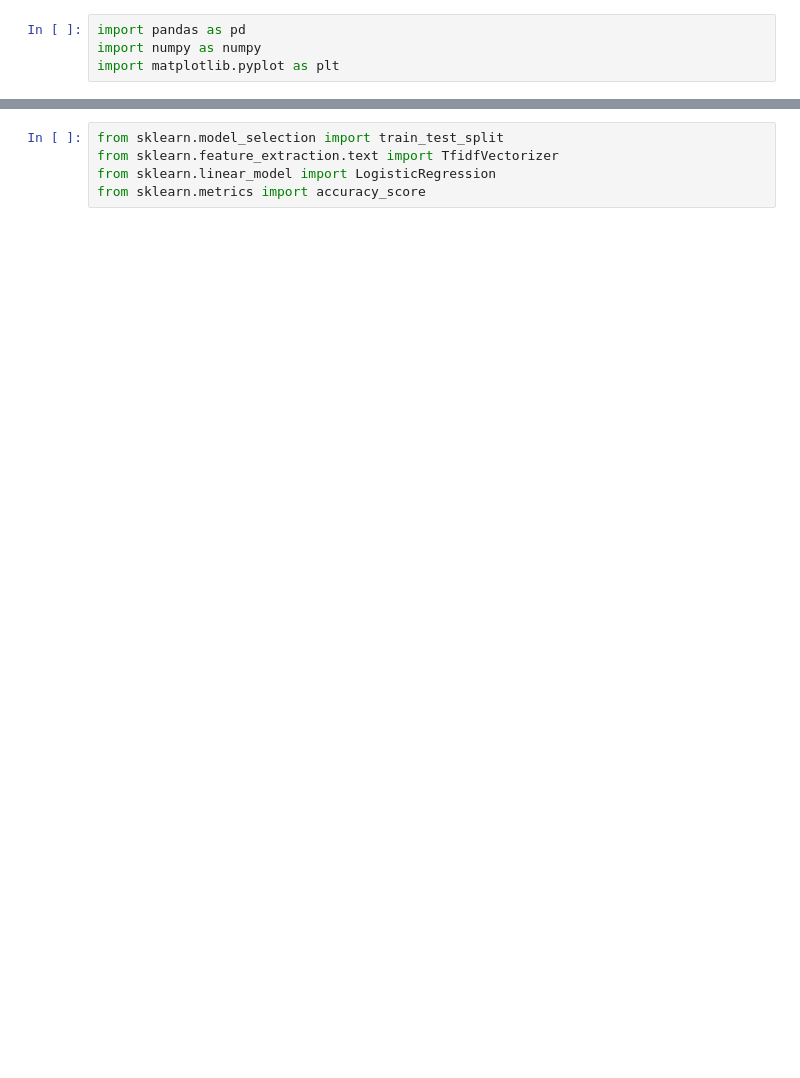
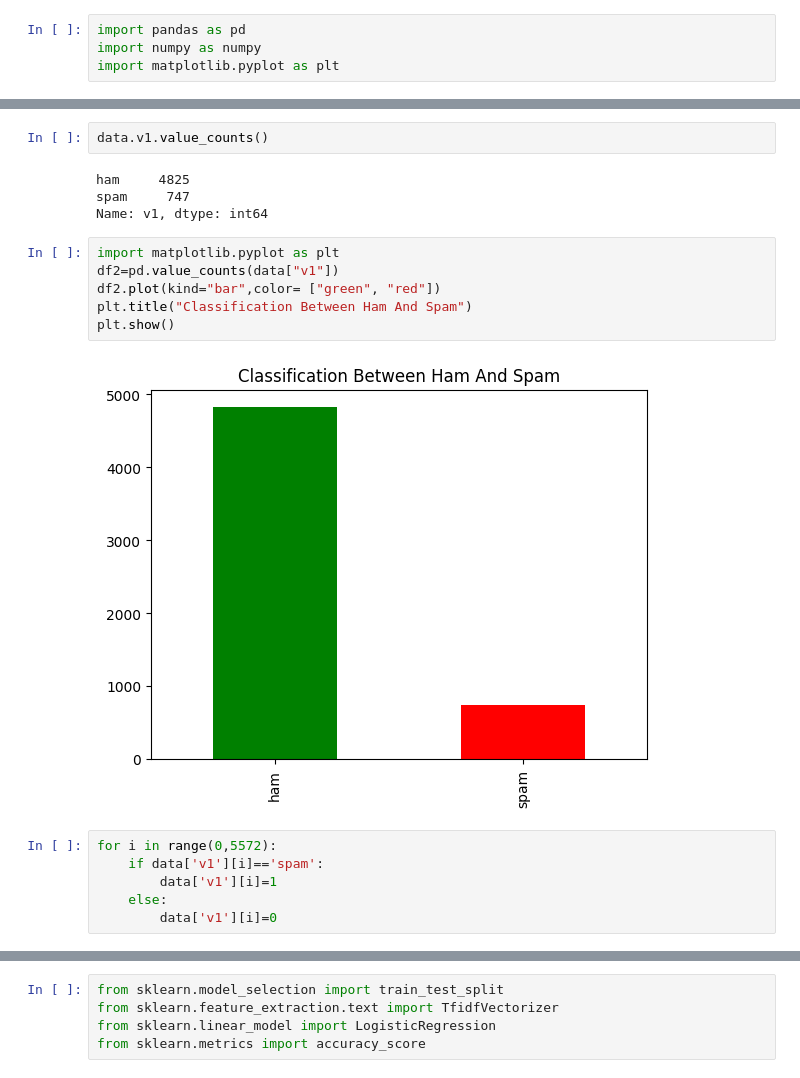
Before and after one commit to pabbavaishnavi11/OIBSIP, a Jupyter notebook: SpamClassification.ipynb, the cells around one changed output, grey strips where cells are left out. Cells and saved outputs as stored; diff of their text form; blank space fills up the shorter version.

```diff
--- a/SpamClassification.ipynb
+++ b/SpamClassification.ipynb
@@ -10,0 +36,20 @@ x=data.iloc[:,-1]
+# %%
+data.v1.value_counts()
+# %% [output]
+ham     4825
+spam     747
+Name: v1, dtype: int64
+# %%
+import matplotlib.pyplot as plt
+df2=pd.value_counts(data["v1"])
+df2.plot(kind="bar",color= ["green", "red"])
+plt.title("Classification Between Ham And Spam")
+plt.show()
+# %% [output]
+[figure, added]
+# %%
+for i in range(0,5572):
+    if data['v1'][i]=='spam':
+        data['v1'][i]=1
+    else:
+        data['v1'][i]=0
```
Also changed, not shown: parts of 17 cells of this notebook.
